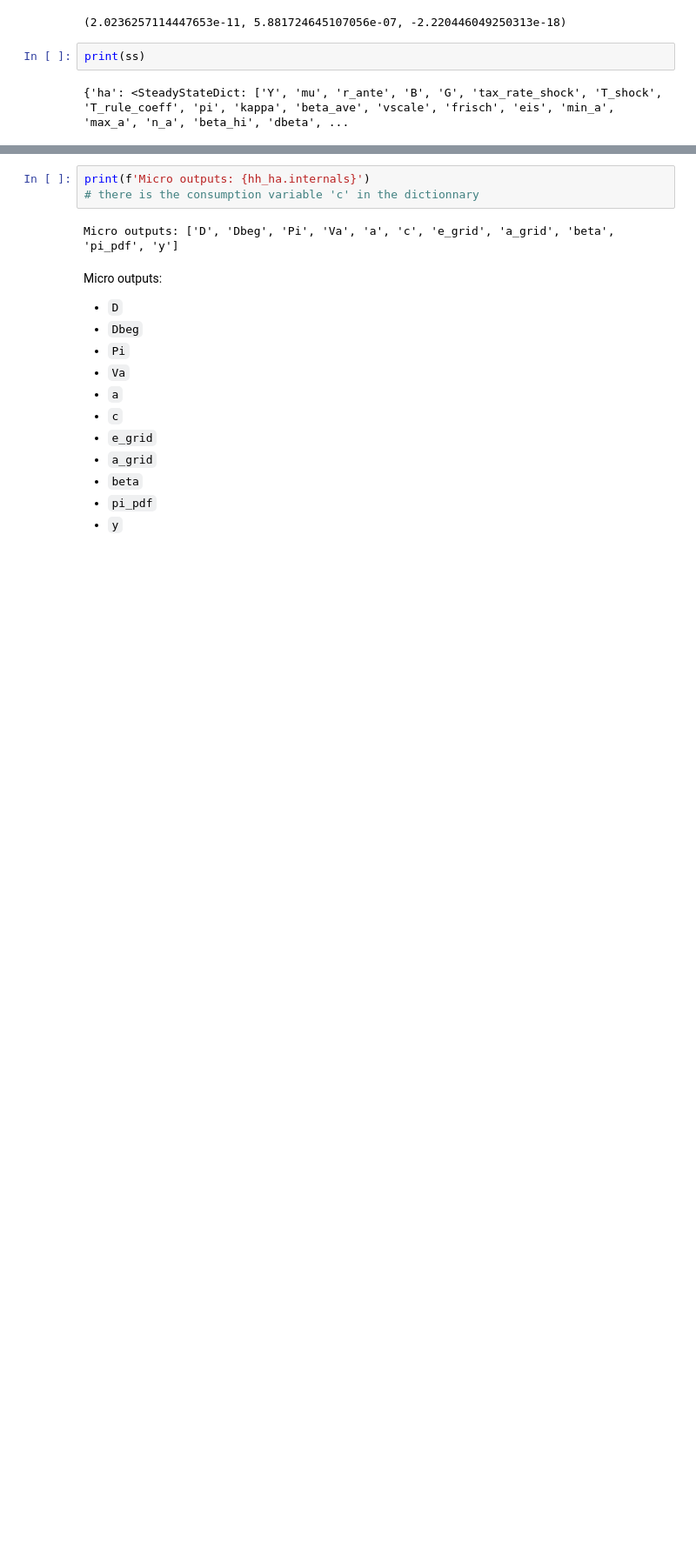
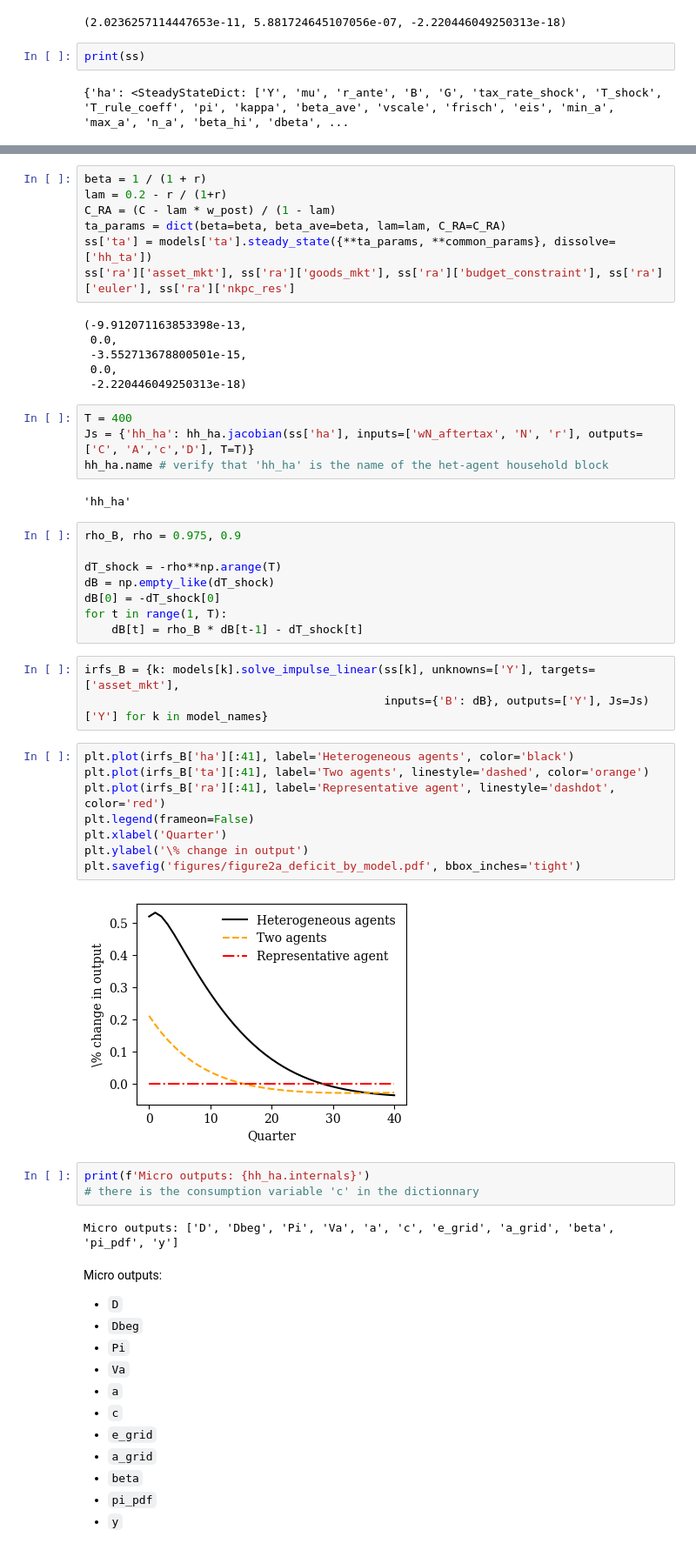
Before and after one commit to SofiaRuizRomanos/annual-review, a Jupyter notebook: brouillon_Clo.ipynb, the cells around one changed output, grey strips where cells are left out. Shown at 87% size. Saved outputs shown, nothing was run; the diff lists cells and outputs as text; blank space fills up the shorter version.

```diff
--- a/brouillon_Clo.ipynb
+++ b/brouillon_Clo.ipynb
@@ -174,3 +183,43 @@ print(ss)
+# %%
+beta = 1 / (1 + r)
+lam = 0.2 - r / (1+r)
+C_RA = (C - lam * w_post) / (1 - lam)
+ta_params = dict(beta=beta, beta_ave=beta, lam=lam, C_RA=C_RA)
+ss['ta'] = models['ta'].steady_state({**ta_params, **common_params}, dissolve=['hh_ta'])
+ss['ra']['asset_mkt'], ss['ra']['goods_mkt'], ss['ra']['budget_constraint'], ss['ra']['euler'], ss['ra']['nkpc_res']
+# %% [output]
+(-9.912071163853398e-13,
+ 0.0,
+ -3.552713678800501e-15,
+ 0.0,
+ -2.220446049250313e-18)
+# %%
+T = 400
+Js = {'hh_ha': hh_ha.jacobian(ss['ha'], inputs=['wN_aftertax', 'N', 'r'], outputs=['C', 'A','c','D'], T=T)}
+hh_ha.name # verify that 'hh_ha' is the name of the het-agent household block
+# %% [output]
+'hh_ha'
+# %%
+rho_B, rho = 0.975, 0.9
+
+dT_shock = -rho**np.arange(T)
+dB = np.empty_like(dT_shock)
+dB[0] = -dT_shock[0]
+for t in range(1, T):
+    dB[t] = rho_B * dB[t-1] - dT_shock[t]
+# %%
+irfs_B = {k: models[k].solve_impulse_linear(ss[k], unknowns=['Y'], targets=['asset_mkt'],
+                                            inputs={'B': dB}, outputs=['Y'], Js=Js)['Y'] for k in model_names}
+# %%
+plt.plot(irfs_B['ha'][:41], label='Heterogeneous agents', color='black')
+plt.plot(irfs_B['ta'][:41], label='Two agents', linestyle='dashed', color='orange')
+plt.plot(irfs_B['ra'][:41], label='Representative agent', linestyle='dashdot', color='red')
+plt.legend(frameon=False)
+plt.xlabel('Quarter')
+plt.ylabel('\% change in output')
+plt.savefig('figures/figure2a_deficit_by_model.pdf', bbox_inches='tight')
+# %% [output]
+[figure, added]
 # %%
 print(f'Micro outputs: {hh_ha.internals}')
 # there is the consumption variable 'c' in the dictionnary
```
Also changed, not shown: parts of 11 cells of this notebook.
